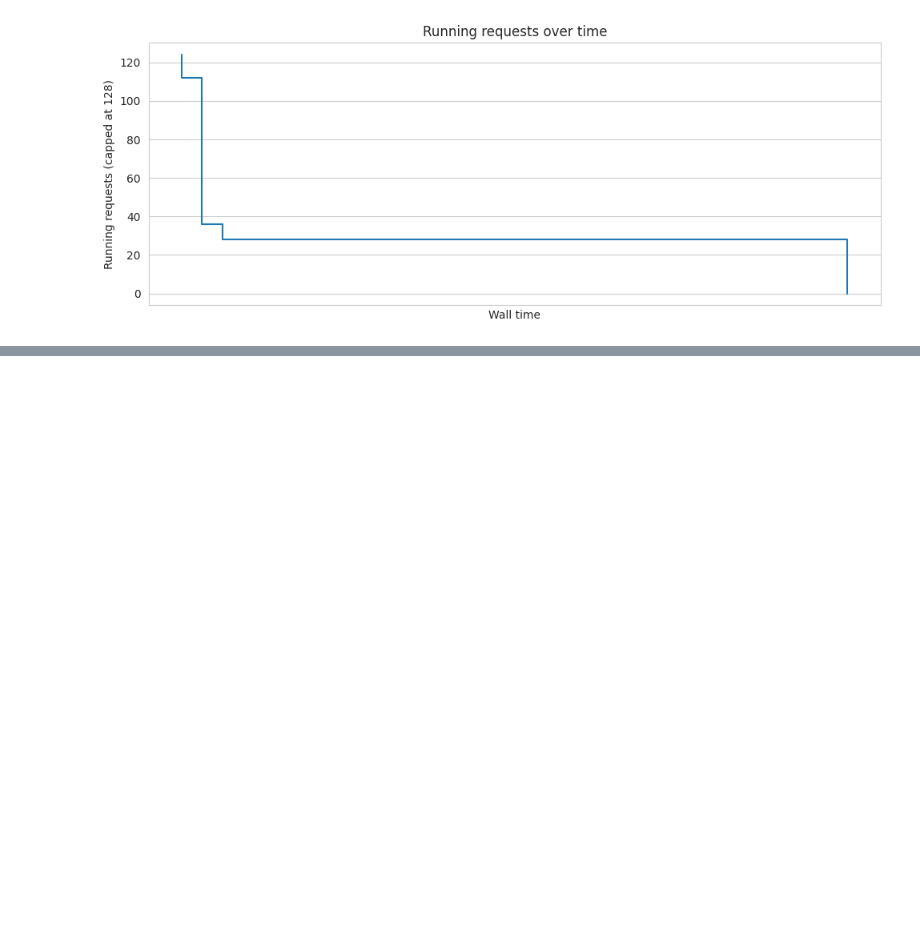
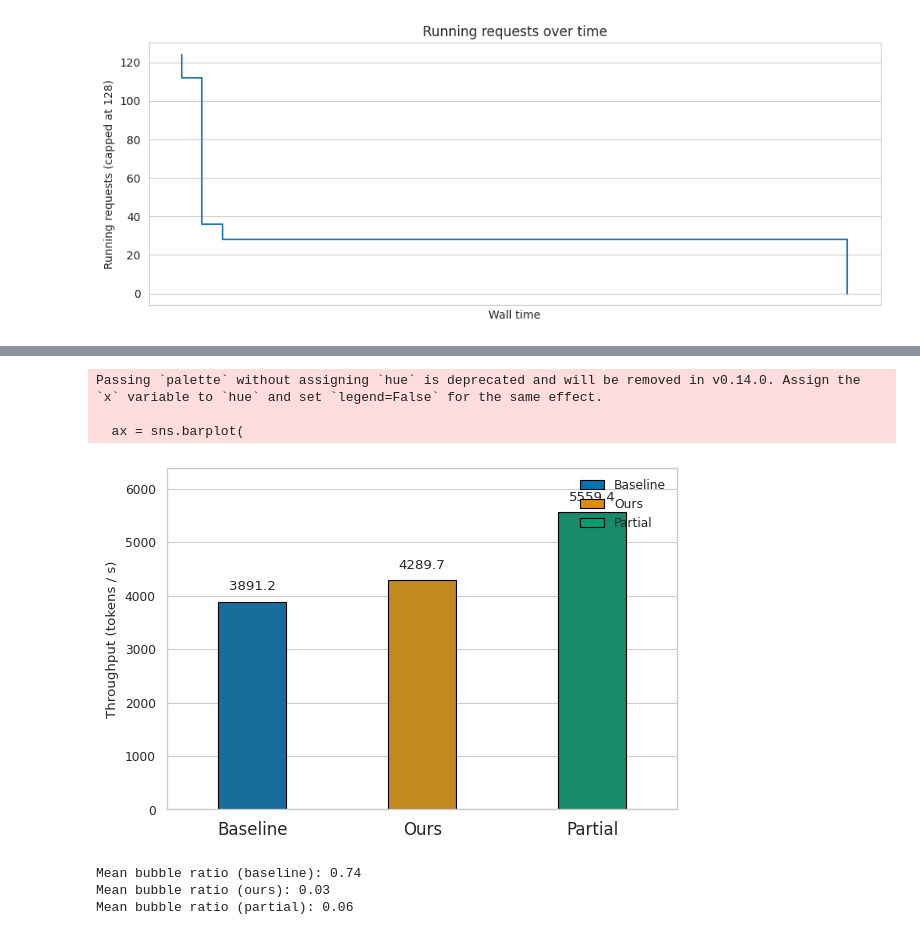
Before and after one commit to ExtremeViscent/verl, a Jupyter notebook: scripts/throughput.ipynb, the cells around one changed output, grey strips where cells are left out. Cells and saved outputs as stored; diff of their text form; code cells hidden in the pictures; blank space fills up the shorter version.

```diff
--- a/scripts/throughput.ipynb
+++ b/scripts/throughput.ipynb
@@ -1040,0 +1593,49 @@ plt.show()
+# %%
+import numpy as np
+import seaborn as sns
+import matplotlib.pyplot as plt
+from matplotlib.patches import Patch   # for custom legend entries
+
+# — already computed —
+# baseline_throughput, ours_throughput, partial_throughput
+
+throughputs = [baseline_throughput, ours_throughput, partial_throughput]
+labels      = ["Baseline", "Ours", "Partial"]
+
+# choose a distinct, colour-blind-friendly palette
+palette = sns.color_palette("colorblind", n_colors=3)
+
+sns.set(style="whitegrid", context="paper")
+plt.figure(figsize=(6, 4))
+
+ax = sns.barplot(
+    x=labels,
+    y=throughputs,
+    palette=palette,
+    edgecolor="black",
+    width=0.4,          # narrower bars → wider gaps
+)
+
+# enlarge x-tick labels
+ax.tick_params(axis="x", labelsize=12)
+
+ax.set_ylabel("Throughput (tokens / s)")
+ax.set_xlabel("")
+ax.set_ylim(0, max(throughputs) * 1.15)
+
+# annotate bars
+for i, v in enumerate(throughputs):
+    ax.text(i, v + max(throughputs) * 0.03, f"{v:.1f}", ha="center", va="bottom")
+
+# build a simple legend
+legend_handles = [Patch(facecolor=palette[i], edgecolor="black", label=labels[i])
+                  for i in range(len(labels))]
+ax.legend(handles=legend_handles, frameon=False, loc="upper right")
+
+plt.tight_layout()
+plt.show()
+# %% [output]
+Passing `palette` without assigning `hue` is deprecated and will be removed in v0.14.0. Assign the `x` variable to `hue` and set `legend=False` for the same effect.
+
+  ax = sns.barplot(
+[figure, added]
@@ -1040,0 +1744,8 @@ plt.show()
+# %%
+print(f"Mean bubble ratio (baseline): {mean_bubble_baseline:.2f}")
+print(f"Mean bubble ratio (ours): {mean_bubble_ours:.2f}")
+print(f"Mean bubble ratio (partial): {mean_bubble_partial:.2f}")
+# %% [output]
+Mean bubble ratio (baseline): 0.74
+Mean bubble ratio (ours): 0.03
+Mean bubble ratio (partial): 0.06
```
Also changed, not shown: parts of 83 cells of this notebook, 1 other file.
